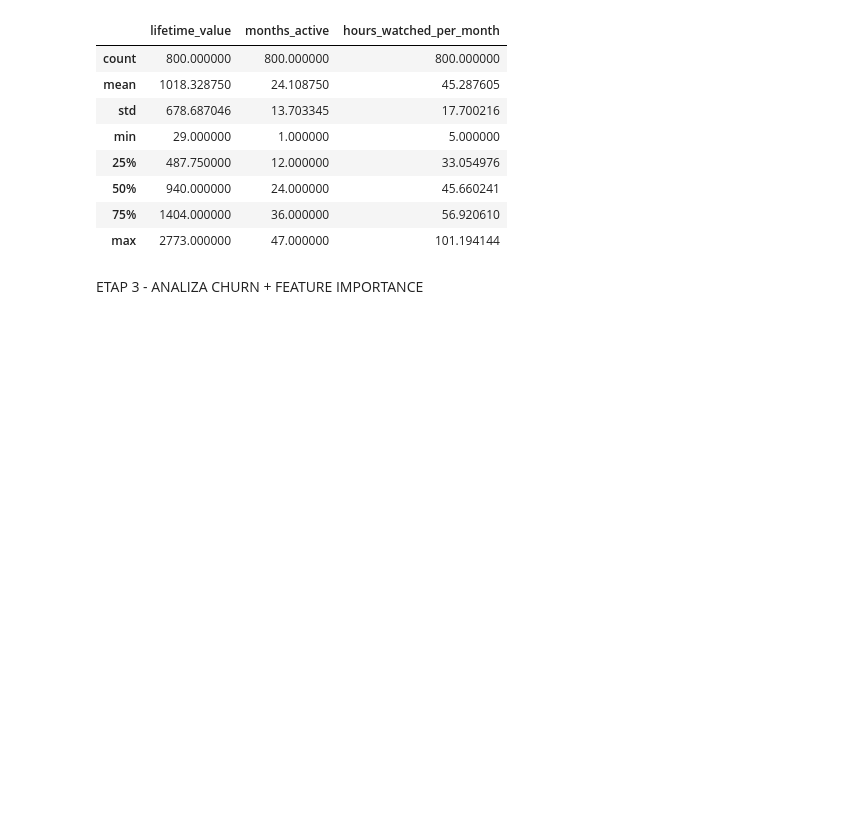
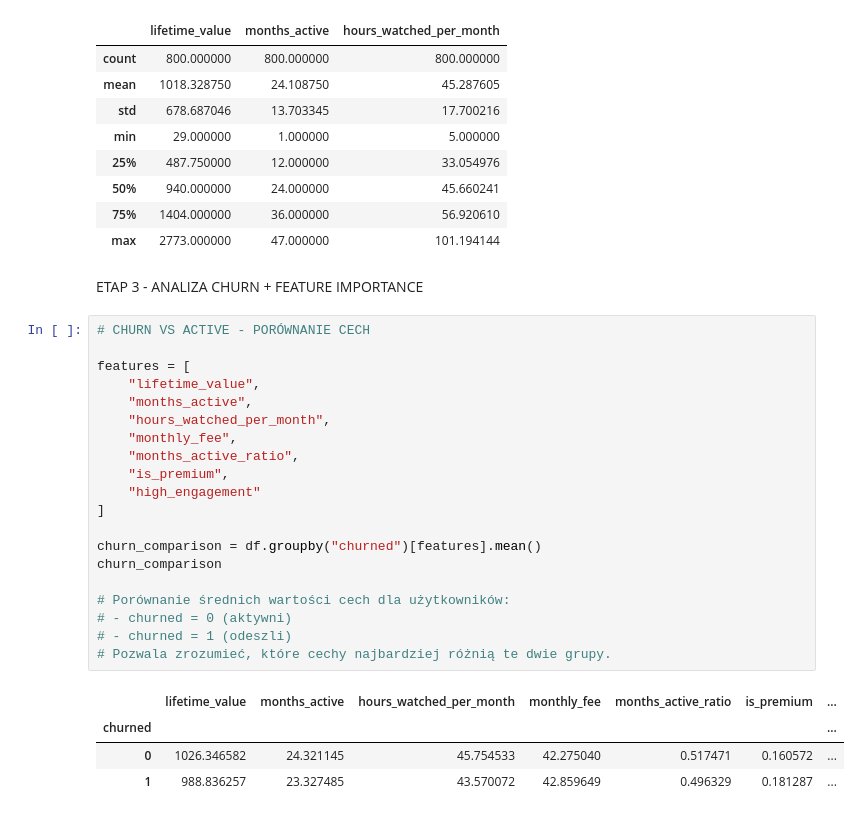
Before and after one commit to VictorCali1702/STREAMING-Pandas-Only-, a Jupyter notebook: analysis.ipynb, the cells around one changed output. Drawn from its saved outputs; the diff is of its cells as text; blank space fills up the shorter version.

Commit message:
Etap 3 - ANALIZA CHURN + FEATURE IMPORTANCE ZADANIA

```diff
--- a/analysis.ipynb
+++ b/analysis.ipynb
@@ -309,3 +309,28 @@ df[["lifetime_value", "months_active", "hours_watched_per_month"]].describe()
 | max | 2773.000000 | 47.000000 | 101.194144 |
 # %% [markdown]
 ETAP 3 - ANALIZA CHURN + FEATURE IMPORTANCE
+# %%
+# CHURN VS ACTIVE - PORÓWNANIE CECH
+
+features = [
+	"lifetime_value",
+	"months_active",
+	"hours_watched_per_month",
+	"monthly_fee",
+	"months_active_ratio",
+	"is_premium",
+	"high_engagement"
+]
+
+churn_comparison = df.groupby("churned")[features].mean()
+churn_comparison
+
+# Porównanie średnich wartości cech dla użytkowników:
+# - churned = 0 (aktywni)
+# - churned = 1 (odeszli)
+# Pozwala zrozumieć, które cechy najbardziej różnią te dwie grupy.
+# %% [output]
+|  | lifetime_value | months_active | hours_watched_per_month | monthly_fee | months_active_ratio | is_premium | ... |
+| churned |  |  |  |  |  |  | ... |
+| 0 | 1026.346582 | 24.321145 | 45.754533 | 42.275040 | 0.517471 | 0.160572 | ... |
+| 1 | 988.836257 | 23.327485 | 43.570072 | 42.859649 | 0.496329 | 0.181287 | ... |
```
